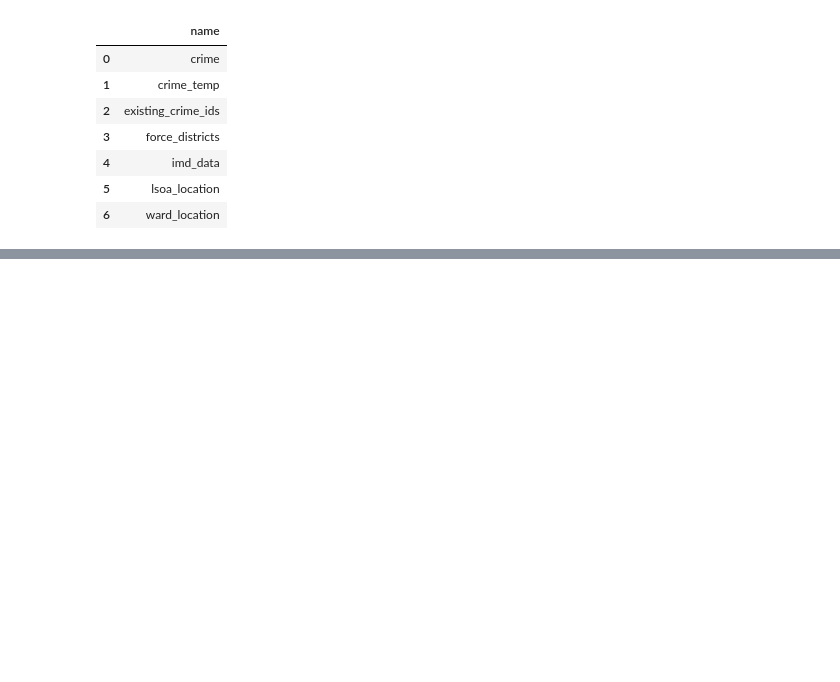
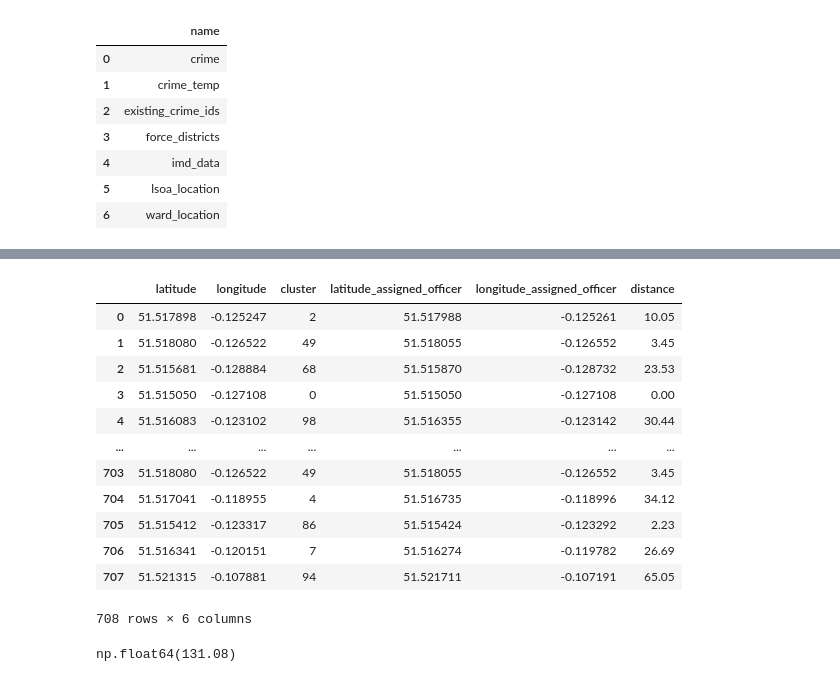
Before and after one commit to MilesDidden/Multi.-CBL-Group-04, a Jupyter notebook: Exploring_data_Miles.ipynb, the cells around one changed output, grey strips where cells are left out. Cells and saved outputs as stored; diff of their text form; code cells hidden in the pictures; blank space fills up the shorter version.

```diff
--- a/Exploring_data_Miles.ipynb
+++ b/Exploring_data_Miles.ipynb
@@ -357,3 +357,6 @@ Connection successfully closed!
 | 4 | imd_data |
 | 5 | lsoa_location |
 | 6 | ward_location |
+# %%
+df1 = pd.read_csv("temp_results.csv")
+df2 = pd.read_csv("temp_results2.csv")
@@ -359,0 +395,28 @@ Connection successfully closed!
+# %%
+df = pd.merge(df1, df2, how="left", left_on="cluster", right_on="Unnamed: 0")[["latitude", "longitude", "cluster", "0", "1"]].rename(columns={"0":"latitude_assigned_officer", "1":"longitude_assigned_officer"})
+df
+
+from geopy.distance import geodesic
+
+
+df["distance"] = df.apply(lambda x: geodesic((x["latitude"], x["longitude"]), (x["latitude_assigned_officer"], x["longitude_assigned_officer"])).meters, axis=1)
+df["distance"] = df["distance"].round(decimals=2)
+df
+# %% [output]
+|  | latitude | longitude | cluster | latitude_assigned_officer | longitude_assigned_officer | distance |
+| 0 | 51.517898 | -0.125247 | 2 | 51.517988 | -0.125261 | 10.05 |
+| 1 | 51.518080 | -0.126522 | 49 | 51.518055 | -0.126552 | 3.45 |
+| 2 | 51.515681 | -0.128884 | 68 | 51.515870 | -0.128732 | 23.53 |
+| 3 | 51.515050 | -0.127108 | 0 | 51.515050 | -0.127108 | 0.00 |
+| 4 | 51.516083 | -0.123102 | 98 | 51.516355 | -0.123142 | 30.44 |
+| ... | ... | ... | ... | ... | ... | ... |
+| 703 | 51.518080 | -0.126522 | 49 | 51.518055 | -0.126552 | 3.45 |
+| 704 | 51.517041 | -0.118955 | 4 | 51.516735 | -0.118996 | 34.12 |
+| 705 | 51.515412 | -0.123317 | 86 | 51.515424 | -0.123292 | 2.23 |
+| 706 | 51.516341 | -0.120151 | 7 | 51.516274 | -0.119782 | 26.69 |
+| 707 | 51.521315 | -0.107881 | 94 | 51.521711 | -0.107191 | 65.05 |
+708 rows × 6 columns
+# %%
+df["distance"].max()
+# %% [output]
+np.float64(131.08)
```
Also changed, not shown: parts of 3 cells of this notebook, 9 other files.
